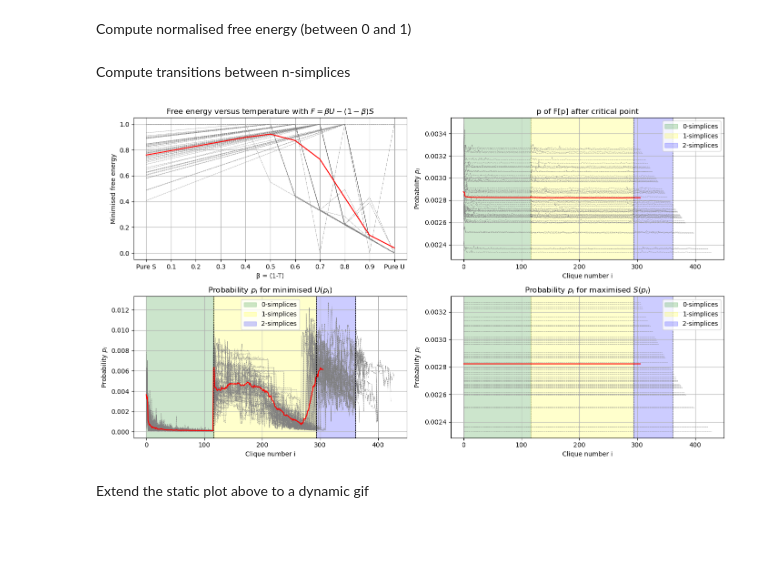
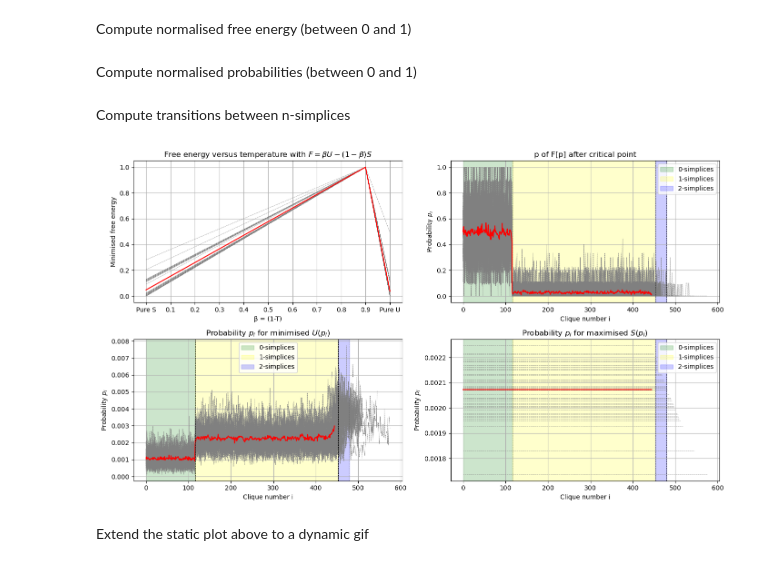
Before and after one commit to cyrilrommens/Free_energy_of_simplicial_complexes, a Jupyter notebook: Week_22.ipynb, the cells around one changed output. Cells and saved outputs as stored; diff of their text form; code cells hidden in the pictures; blank space fills up the shorter version.

Commit message:
phase transitions for random, scalefree and real graphs

```diff
--- a/Week_22.ipynb
+++ b/Week_22.ipynb
@@ -260,17 +288,21 @@ c.execute('''CREATE TABLE IF NOT EXISTS data
 
 # Generate and store data in the database
 for i in range(dataset_size):
-    # Generate your lists here
-    f_list, temperature_list, min_energy_value, min_energy_probabilities, max_entropy_value, max_entropy_probabilities, p_list = complete_f_generator(dataset[i])
 
-    list1 = f_list
-    list2 = [arr.tolist() for arr in p_list]
-    list3 = min_energy_probabilities.tolist()  # Convert array to list for list3
-    list4 = max_entropy_probabilities.tolist()  # Convert array to list for list4
+    clique_complex = dataset[i]
+    if len(clique_complex) <= 600:
 
-    # Insert the data into the database
-    c.execute('''INSERT INTO data (list1, list2, list3, list4)
-                 VALUES (?, ?, ?, ?)''', (str(list1), str(list2), str(list3), str(list4)))
+        # Generate your lists here
+        f_list, temperature_list, min_energy_value, min_energy_probabilities, max_entropy_value, max_entropy_probabilities, p_list = complete_f_generator(clique_complex)
+
+        list1 = f_list
+        list2 = [arr.tolist() for arr in p_list]
+        list3 = min_energy_probabilities.tolist()  # Convert array to list for list3
+        list4 = max_entropy_probabilities.tolist()  # Convert array to list for list4
+
+        # Insert the data into the database
+        c.execute('''INSERT INTO data (list1, list2, list3, list4)
+                    VALUES (?, ?, ?, ?)''', (str(list1), str(list2), str(list3), str(list4)))
 
 # Commit changes and close the connection
 conn.commit()
@@ -280,3 +312,6 @@ KeyboardInterrupt:
+# %%
+dataset = CC_erdos_renyi
+name = 'erdos_renyi'
 # %% [markdown]
 Extract desired lists from saved data
 # %%
@@ -329,10 +362,28 @@ for f_list in f_list_iterations:
     max_val = max(f_list)
     f_normalised = [(val-min_val)/(max_val-min_val) for val in f_list]
     f_normalised_iterations.append(f_normalised)
+# %% [markdown]
+Compute normalised probabilities (between 0 and 1)
+# %%
+p_normalised_iterations = []
+
+for p_list in p_list_iterations:
+    p_normalised_list = []
+
+    for p_distribution in p_list:
+        min_val = min(p_distribution)
+        max_val = max(p_distribution)
+        if min_val != max_val:
+            p_normalised = [(val-min_val)/(max_val-min_val) for val in p_distribution]
+        else:
+            p_normalised = [0.5]*len(p_distribution)
+        p_normalised_list.append(p_normalised)
+
+    p_normalised_iterations.append(p_normalised_list)
 # %% [markdown]
 Compute transitions between n-simplices
 # %%
-clique_complex = dataset[2]
+clique_complex = dataset[10]
 
 N_nodes = sum(1 for s in clique_complex if len(s) == 1)
 N_edges = sum(1 for s in clique_complex if len(s) == 2)
@@ -370,7 +421,7 @@ axs[0, 0].grid(True)
 # After phase transition
 p_lists = []
 for i in range(dataset_size):
-    p_list = p_list_iterations[i]
+    p_list = p_normalised_iterations[i]
     axs[0, 1].plot(p_list[2], color='grey', linestyle='--', linewidth=0.5)
     p_lists.append(p_list[2])
 p_list_average = average_list(p_lists)
@@ -403,34 +454,34 @@ for marker_x in marker_x_values:
 
 axs[1, 0].axvspan(xmin=0, xmax=N_nodes, alpha=0.2, color='green', label='0-simplices')
 axs[1, 0].axvspan(xmin=N_nodes, xmax=(N_nodes + N_edges), alpha=0.2, color='yellow', label='1-simplices')
 axs[1, 0].axvspan(xmin=(N_nodes + N_edges), xmax=(N_nodes + N_edges + N_triangles), alpha=0.2, color='blue', label='2-simplices')
 axs[1, 0].legend()
 
 # Pure entropy
 for i in range(dataset_size):
     axs[1, 1].plot(P_Smax_list[i], color='grey', linestyle='--', linewidth=0.5)
 P_Smax_average = [sum(x) / len(x) for x in zip(*P_Smax_list)]
 axs[1, 1].plot(P_Smax_average, color='red')
 axs[1, 1].set_title('Probability $p_i$ for maximised $S(p_i)$')
 axs[1, 1].set_xlabel('Clique number i')
 axs[1, 1].set_ylabel('Probability $p_i$')
 axs[1, 1].grid(True)
 
 for marker_x in marker_x_values:
     axs[1, 1].axvline(x=marker_x, color='black', linestyle='--', linewidth=0.7)  # Add vertical dashed lines
 
 axs[1, 1].axvspan(xmin=0, xmax=N_nodes, alpha=0.2, color='green', label='0-simplices')
 axs[1, 1].axvspan(xmin=N_nodes, xmax=(N_nodes + N_edges), alpha=0.2, color='yellow', label='1-simplices')
 axs[1, 1].axvspan(xmin=(N_nodes + N_edges), xmax=(N_nodes + N_edges + N_triangles), alpha=0.2, color='blue', label='2-simplices')
 axs[1, 1].legend(loc='upper right')
 
 # Adjust layout
 plt.tight_layout()
 
 # Show the plot
 plt.show()
 # %% [output]
-[figure, old version]
+[figure, new version]
 # %% [markdown]
 Extend the static plot above to a dynamic gif
 # %%
```
Also changed, not shown: parts of 8 cells of this notebook, 6 other files.
